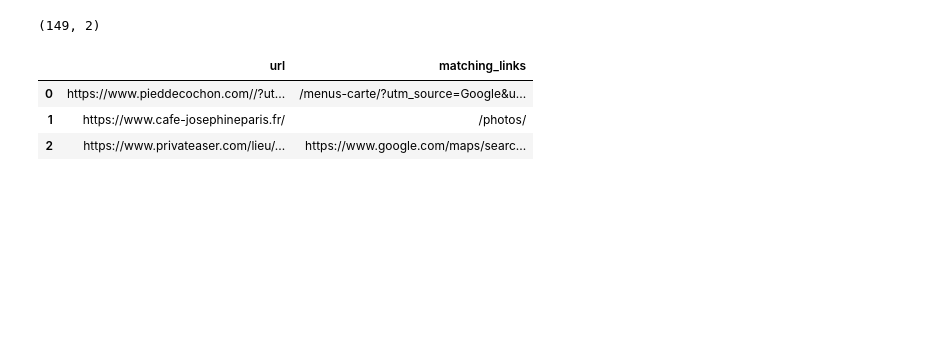
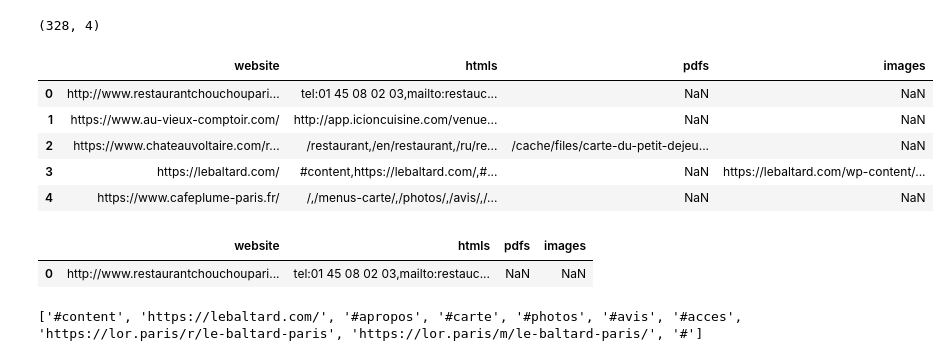
Before and after one commit to u03n0/paris-cafes, a Jupyter notebook: notebooks/menu_links.ipynb, the cells around one changed output. Cells and saved outputs as stored; diff of their text form; code cells hidden in the pictures; blank space fills up the shorter version.

```diff
--- a/notebooks/menu_links.ipynb
+++ b/notebooks/menu_links.ipynb
@@ -1,12 +1,20 @@
 # %%
 import pandas as pd
 # %%
-df = pd.read_csv("../data/results.csv")
+df = pd.read_csv("../data/raw/crawled_links.csv")
 print(df.shape)
-df.head(3)
+df.head(5)
 # %% [output]
-(149, 2)
+(328, 4)
-|  | url | matching_links |
-| 0 | https://www.pieddecochon.com//?ut... | /menus-carte/?utm_source=Google&u... |
-| 1 | https://www.cafe-josephineparis.fr/ | /photos/ |
-| 2 | https://www.privateaser.com/lieu/... | https://www.google.com/maps/searc... |
+|  | website | htmls | pdfs | images |
+| 0 | http://www.restaurantchouchoupari... | tel:01 45 08 02 03,mailto:restauc... | NaN | NaN |
+| 1 | https://www.au-vieux-comptoir.com/ | http://app.icioncuisine.com/venue... | NaN | NaN |
+| 2 | https://www.chateauvoltaire.com/r... | /restaurant,/en/restaurant,/ru/re... | /cache/files/carte-du-petit-dejeu... | NaN |
+| 3 | https://lebaltard.com/ | #content,https://lebaltard.com/,#... | NaN | https://lebaltard.com/wp-content/... |
+| 4 | https://www.cafeplume-paris.fr/ | /,/menus-carte/,/photos/,/avis/,/... | NaN | NaN |
+# %%
+t = df[df['website'] == 'http://www.restaurantchouchouparis.fr/']
+t
+# %% [output]
+|  | website | htmls | pdfs | images |
+| 0 | http://www.restaurantchouchoupari... | tel:01 45 08 02 03,mailto:restauc... | NaN | NaN |
@@ -12,0 +36,6 @@ df.head(3)
+# %%
+bal = df[df['website']=="https://lebaltard.com/"]
+for h in bal['htmls']:
+    print(h)
+# %% [output]
+['#content', 'https://lebaltard.com/', '#apropos', '#carte', '#photos', '#avis', '#acces', 'https://lor.paris/r/le-baltard-paris', 'https://lor.paris/m/le-baltard-paris/', '#']
```
Also changed, not shown: parts of 2 cells of this notebook, 8 other files.
